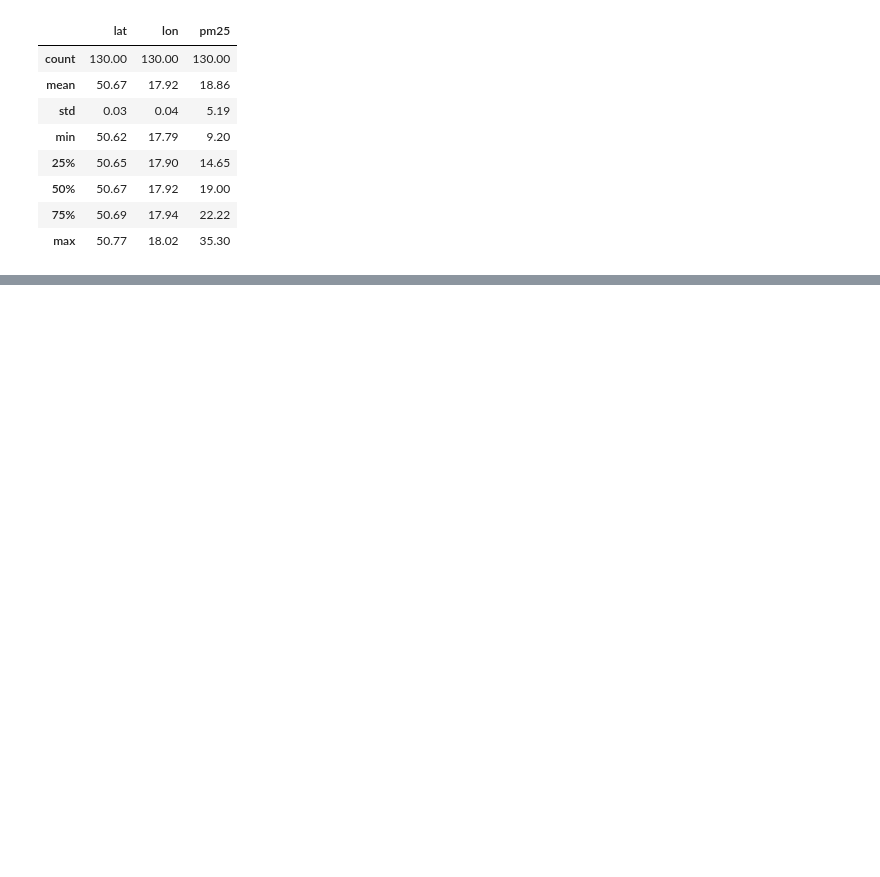
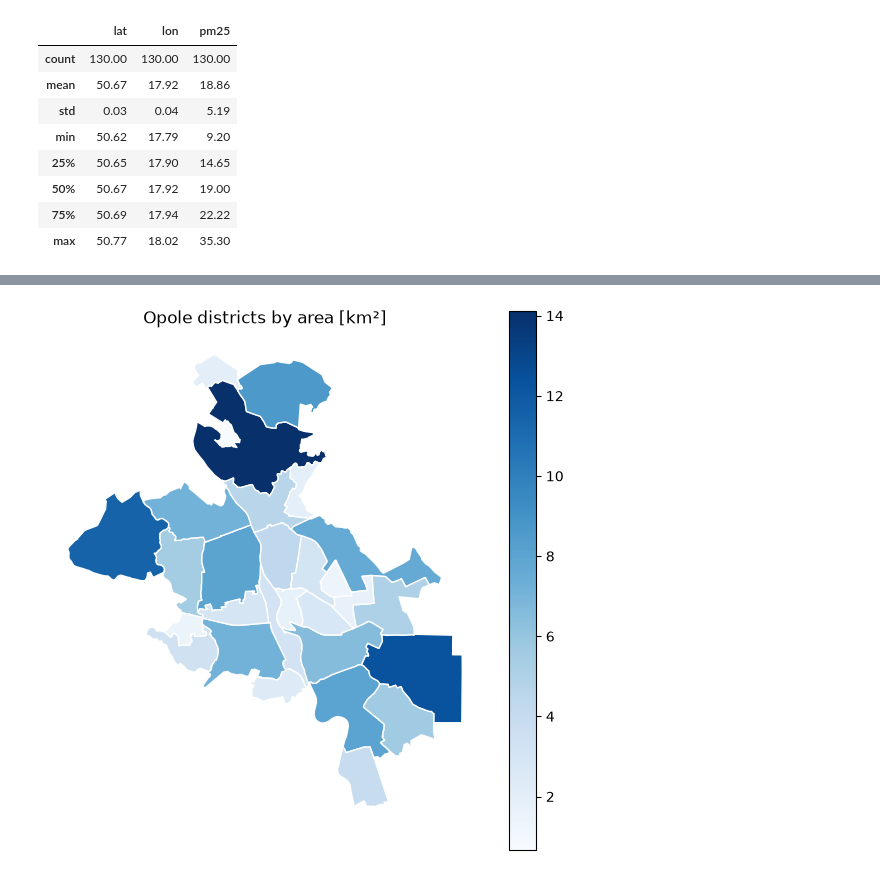
Before and after one commit to T7hom/Analiza-danych-przestrzennych, a Jupyter notebook: lab2/lab_geopandas.ipynb, the cells around one changed output, grey strips where cells are left out. Saved outputs shown, nothing was run; the diff lists cells and outputs as text; code cells hidden in the pictures; blank space fills up the shorter version.

```diff
--- a/lab2/lab_geopandas.ipynb
+++ b/lab2/lab_geopandas.ipynb
@@ -122,0 +158,4 @@ EPSG:4326
+# %%
+districts = gpd.read_file("dane/opole_districts.geojson")
+print(len(districts), districts.crs)
+districts.head()
@@ -122,0 +170,6 @@ EPSG:4326
+# %%
+districts = districts.to_crs("EPSG:2180")
+districts["area_km2"] = districts.area / 1e6        # m² -> km²
+
+print(f"City area: {districts['area_km2'].sum():.1f} km²")
+districts.sort_values("area_km2", ascending=False).head()
@@ -122,0 +184,10 @@ EPSG:4326
+# %%
+import matplotlib.pyplot as plt
+
+ax = districts.plot(column="area_km2", cmap="Blues", legend=True,
+                    edgecolor="white", figsize=(7, 7))
+ax.set_title("Opole districts by area [km²]")
+ax.set_axis_off()
+plt.show()
+# %% [output]
+[figure, added]
```
Also changed, not shown: parts of 25 cells of this notebook, 4 other files.
